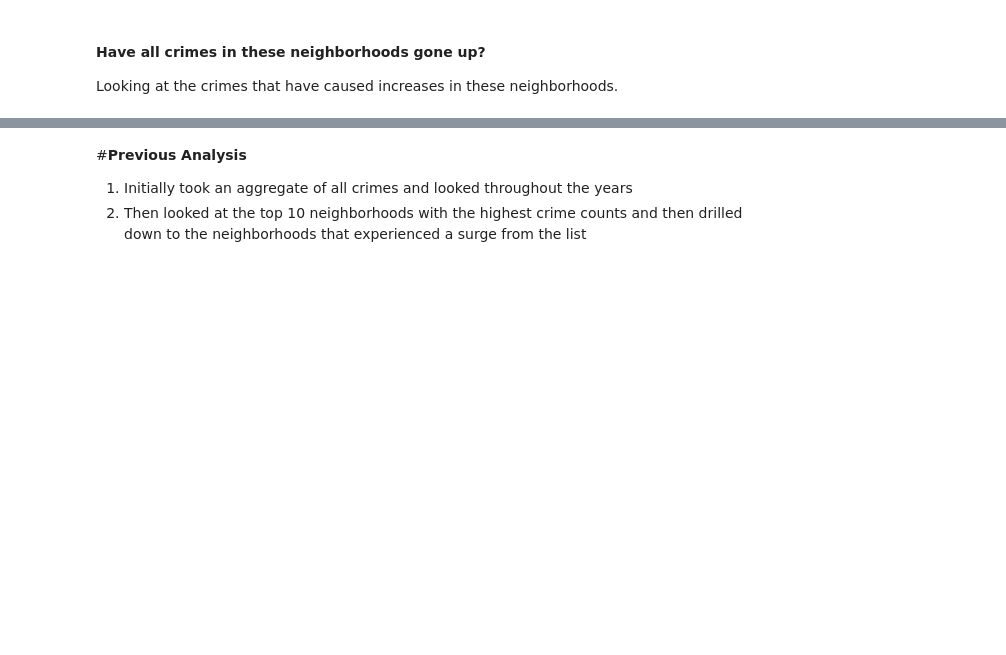
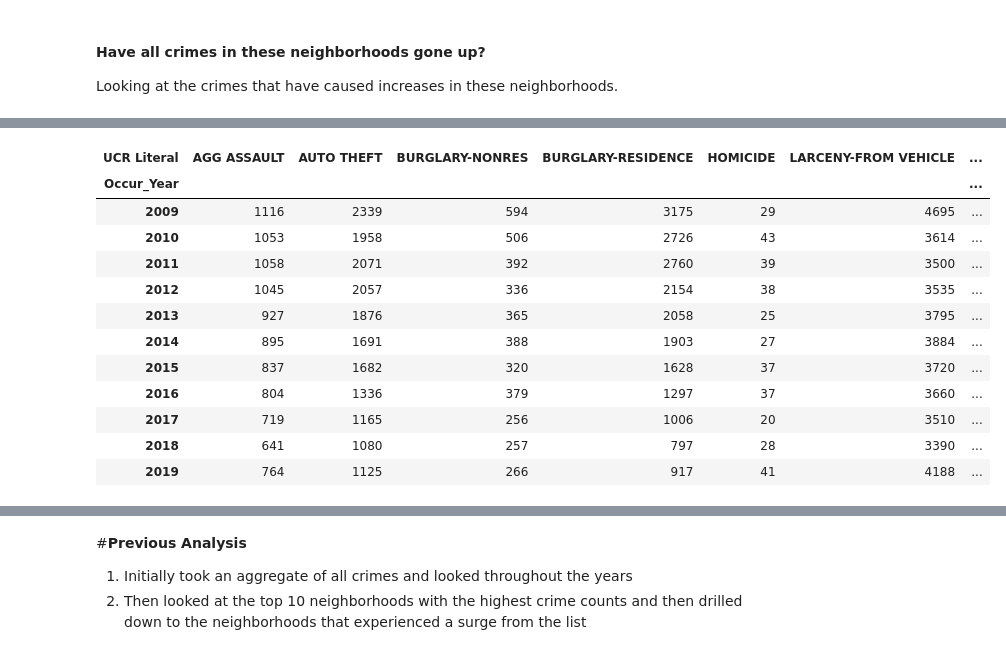
Before and after one commit to jiobu1/DS-Unit-1-Sprint-4-Data-Storytelling-Portfolio-Project, a Jupyter notebook: Jisha_Obukwelu_Unit_1_Data_Storytelling_Project.ipynb, the cells around one changed output, grey strips where cells are left out. Cells and saved outputs as stored; diff of their text form; code cells hidden in the pictures; blank space fills up the shorter version.

```diff
--- a/Jisha_Obukwelu_Unit_1_Data_Storytelling_Project.ipynb
+++ b/Jisha_Obukwelu_Unit_1_Data_Storytelling_Project.ipynb
@@ -499,0 +514,16 @@ up_neighborhood
+# %%
+crime_analysis
+# %% [output]
+| UCR Literal | AGG ASSAULT | AUTO THEFT | BURGLARY-NONRES | BURGLARY-RESIDENCE | HOMICIDE | LARCENY-FROM VEHICLE | ... |
+| Occur_Year |  |  |  |  |  |  | ... |
+| 2009 | 1116 | 2339 | 594 | 3175 | 29 | 4695 | ... |
+| 2010 | 1053 | 1958 | 506 | 2726 | 43 | 3614 | ... |
+| 2011 | 1058 | 2071 | 392 | 2760 | 39 | 3500 | ... |
+| 2012 | 1045 | 2057 | 336 | 2154 | 38 | 3535 | ... |
+| 2013 | 927 | 1876 | 365 | 2058 | 25 | 3795 | ... |
+| 2014 | 895 | 1691 | 388 | 1903 | 27 | 3884 | ... |
+| 2015 | 837 | 1682 | 320 | 1628 | 37 | 3720 | ... |
+| 2016 | 804 | 1336 | 379 | 1297 | 37 | 3660 | ... |
+| 2017 | 719 | 1165 | 256 | 1006 | 20 | 3510 | ... |
+| 2018 | 641 | 1080 | 257 | 797 | 28 | 3390 | ... |
+| 2019 | 764 | 1125 | 266 | 917 | 41 | 4188 | ... |
```
Also changed, not shown: parts of 39 cells of this notebook.
